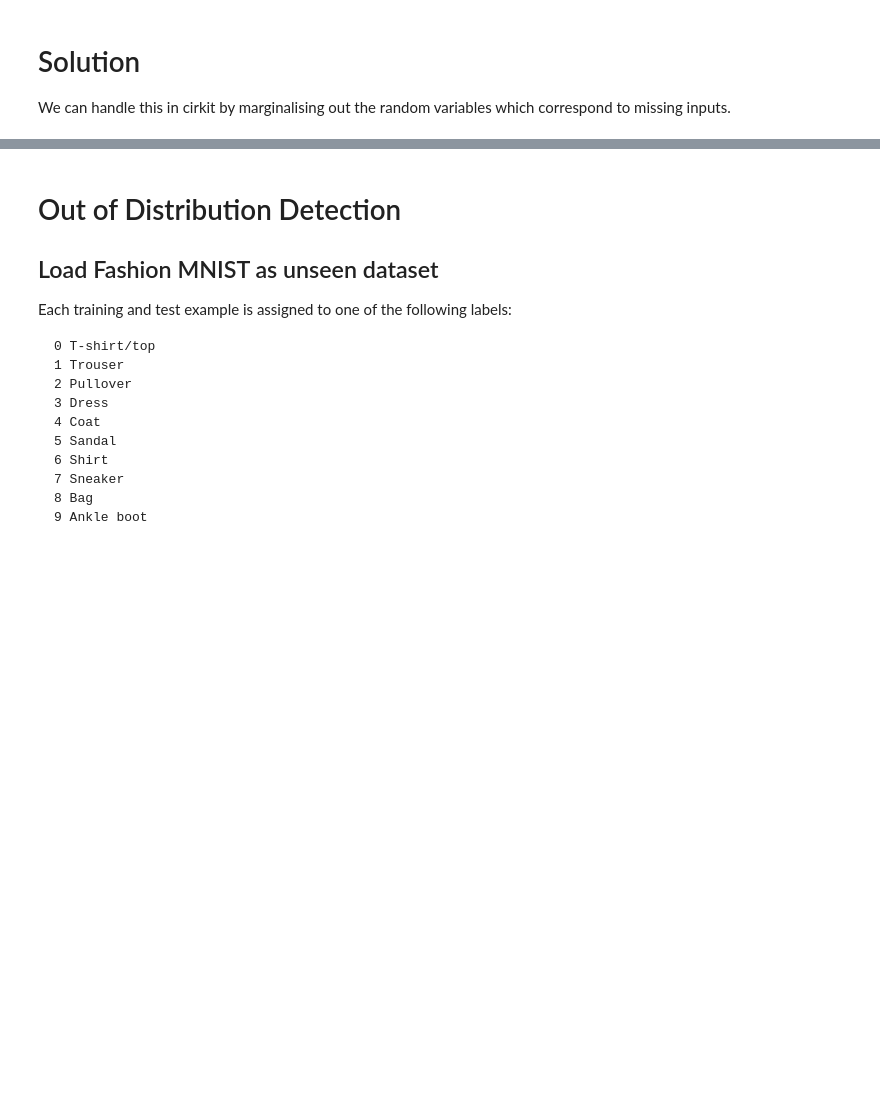
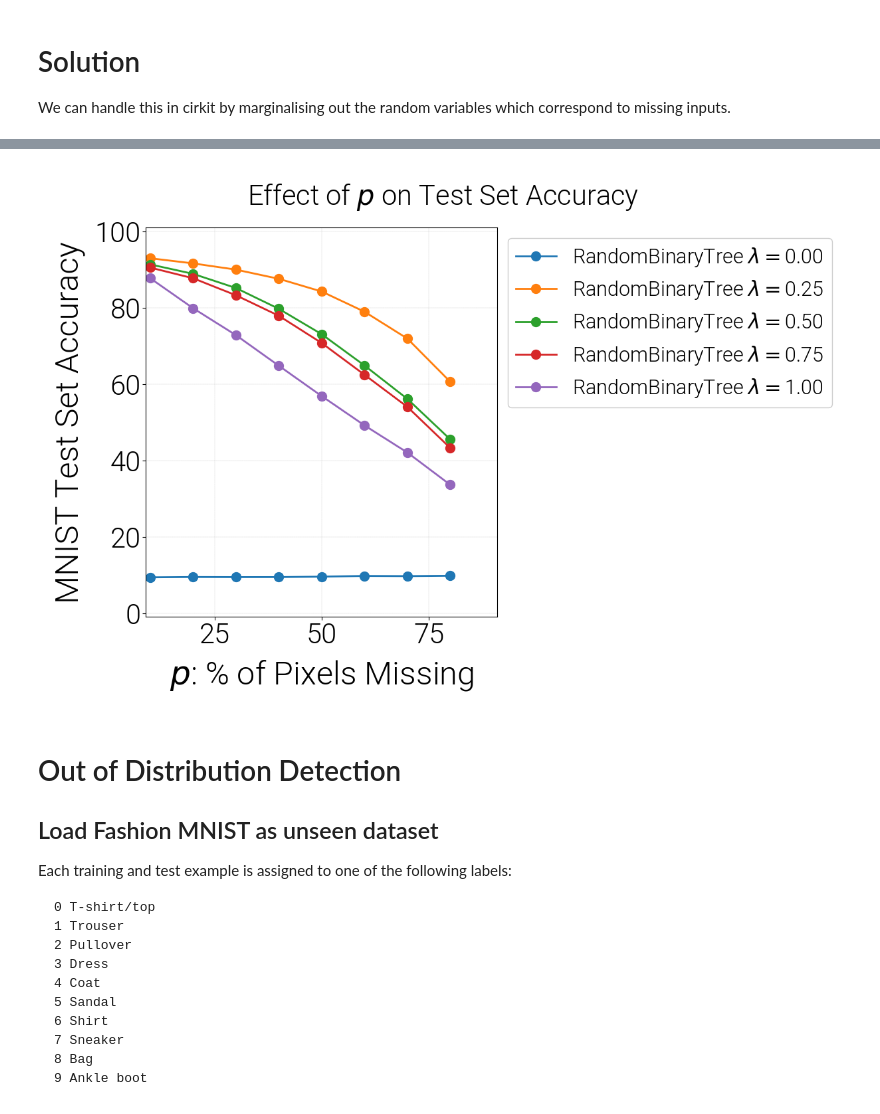
Before and after one commit to april-tools/cirkit, a Jupyter notebook: notebooks/generative-circuit.ipynb, the cells around one changed output, grey strips where cells are left out. Cells and saved outputs as stored; diff of their text form; code cells hidden in the pictures; blank space fills up the shorter version.

```diff
--- a/notebooks/generative-circuit.ipynb
+++ b/notebooks/generative-circuit.ipynb
@@ -641,3 +655,24 @@ ValueError: The variables to marginalize must be a subset of  the circuit scope.
+# %%
+fig, ax = plt.subplots(figsize=(12, 8))
+
+for name, e in pd.DataFrame.from_records(m_test_stats).groupby(['model']):
+    ax.plot(e['p'] * 100, e['test accuracy'] * 100, '-o', label=name)
+plt.xlabel('$p$: % of Pixels Missing')
+plt.ylabel('MNIST Test Set Accuracy')
+
+plt.suptitle('Effect of $p$ on Test Set Accuracy', fontsize=30)
+plt.legend(bbox_to_anchor=(1., 1.), fontsize=22)
+plt.ylim([-1, 101])
+plt.xlim([9, 91])
+plt.tight_layout()
+plt.show()
+
+# Group by below is for visualisation purposes (index).
+# Each group contains a single row, so just take that using first().
+# df = pd.DataFrame.from_records(m_test_stats).groupby(['model', 'p']).first()
+# df
+# %% [output]
+[figure, added]
 # %% [markdown]
 # Out of Distribution Detection
 
```
Also changed, not shown: parts of 12 cells of this notebook.
